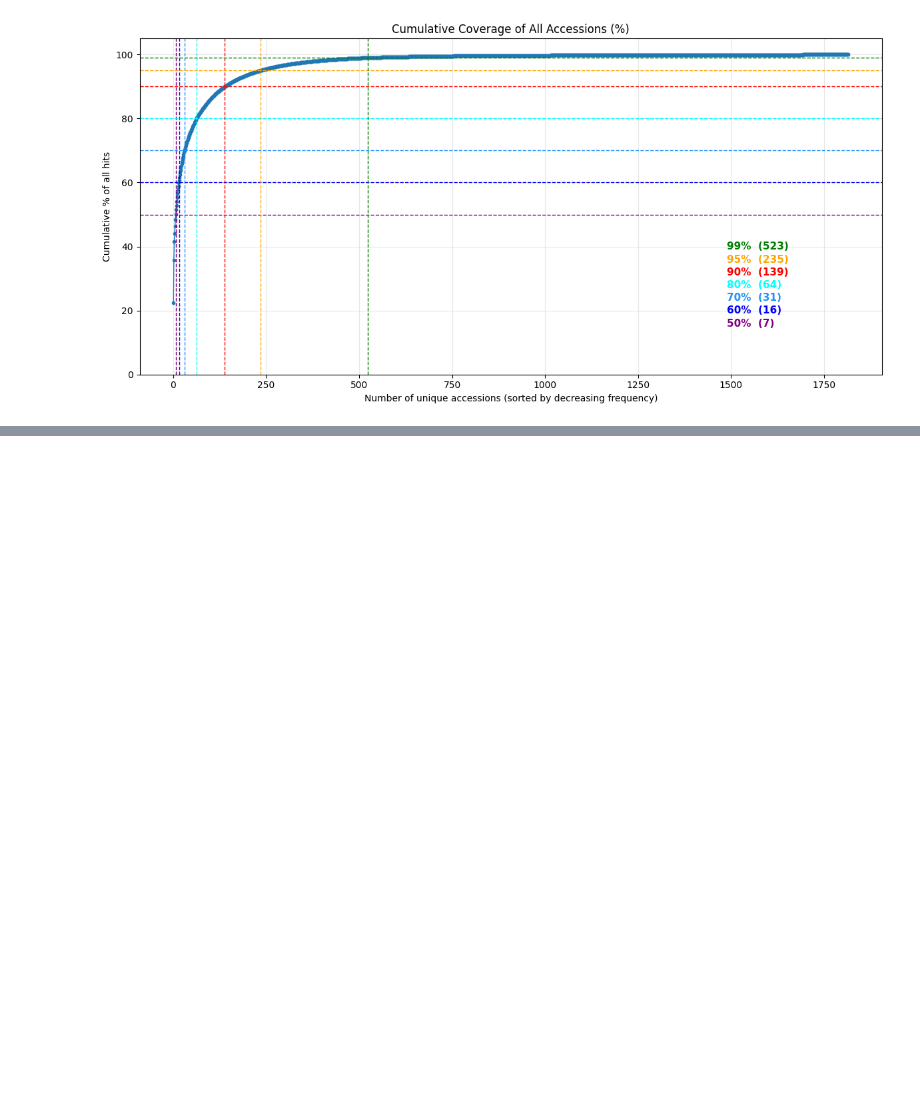
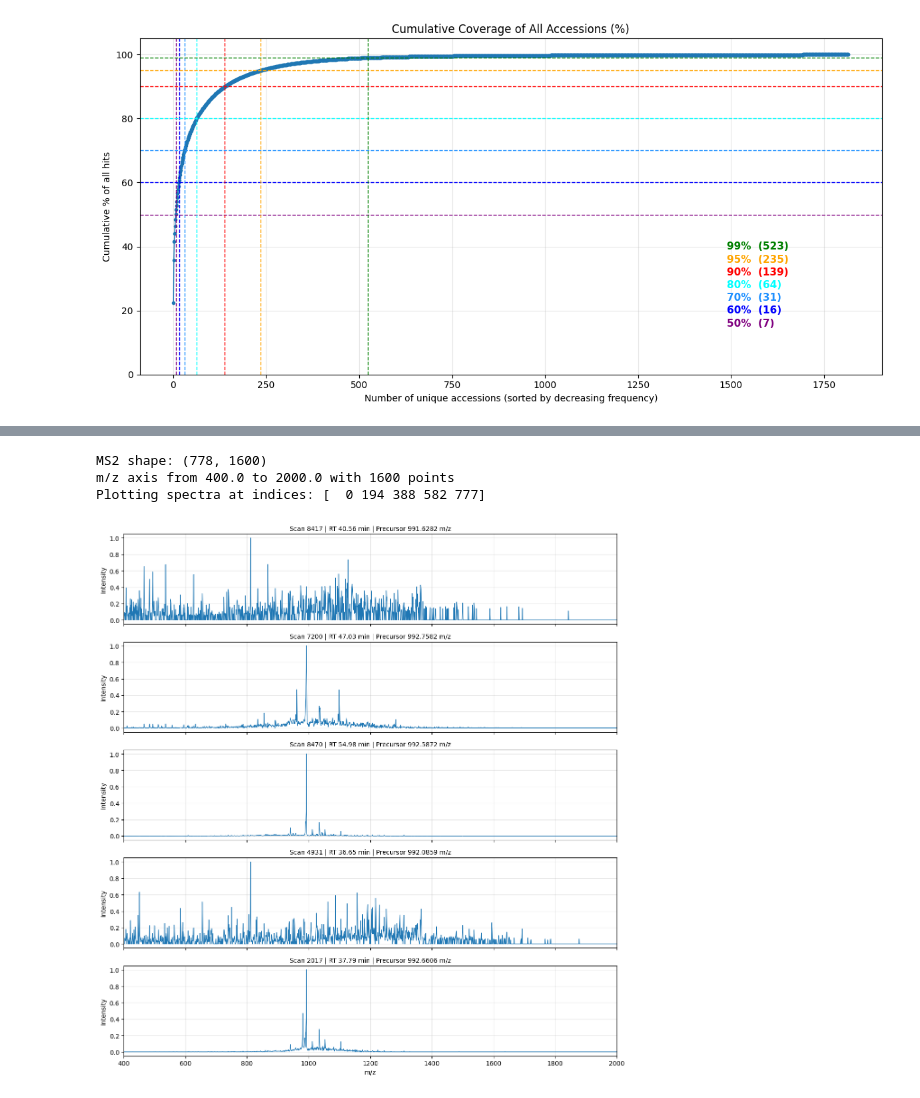
Before and after one commit to benjaminnigjeh/search_engine, a Jupyter notebook: notebooks/databank.ipynb, the cells around one changed output, grey strips where cells are left out. Saved outputs shown, nothing was run; the diff lists cells and outputs as text; code cells hidden in the pictures; blank space fills up the shorter version.

```diff
--- a/notebooks/databank.ipynb
+++ b/notebooks/databank.ipynb
@@ -681,0 +932,61 @@ plt.show()
+# %%
+import h5py
+import numpy as np
+import matplotlib.pyplot as plt
+
+# ============================
+# Path to the filtered H5
+# ============================
+path_filtered = r"F:\20251115\spectra_h5\common_proteoform.h5"
+
+with h5py.File(path_filtered, "r") as h5:
+    ms2 = h5["ms2_lib"][:]          # shape: (N_scans, N_bins)
+    precursor_mz = h5["precursor_mz"][:]
+    rt_min = h5["rt_min"][:]
+    scan = h5["scan"][:]
+
+print("MS2 shape:", ms2.shape)
+
+# ============================
+# Build m/z axis: 400–2000 in 1 amu
+# ============================
+n_bins = ms2.shape[1]
+mz_axis = np.linspace(400, 2000, n_bins)
+
+print(f"m/z axis from {mz_axis[0]} to {mz_axis[-1]} with {len(mz_axis)} points")
+
+# ============================
+# Select which MS2 to plot
+# ============================
+n_to_plot = min(5, ms2.shape[0])
+indices = np.linspace(0, ms2.shape[0]-1, n_to_plot, dtype=int)
+
+print("Plotting spectra at indices:", indices)
+
+# ============================
+# One spectrum per subplot
+# ============================
+fig, axes = plt.subplots(n_to_plot, 1, figsize=(12, 2.5*n_to_plot), sharex=True)
+
+if n_to_plot == 1:
+    axes = [axes]   # ensure iterable
+
+for ax, idx in zip(axes, indices):
+    ax.plot(mz_axis, ms2[idx], linewidth=1)
+    ax.set_xlim(400, 2000)
+    ax.grid(alpha=0.3)
+    ax.set_ylabel("Intensity")
+
+    ax.set_title(
+        f"Scan {scan[idx]} | RT {rt_min[idx]:.2f} min | Precursor {precursor_mz[idx]:.4f} m/z",
+        fontsize=10
+    )
+
+axes[-1].set_xlabel("m/z")
+plt.tight_layout()
+plt.show()
+# %% [output]
+MS2 shape: (778, 1600)
+m/z axis from 400.0 to 2000.0 with 1600 points
+Plotting spectra at indices: [  0 194 388 582 777]
+[figure, added]
```
Also changed, not shown: parts of 3 cells of this notebook, 1 other file.
